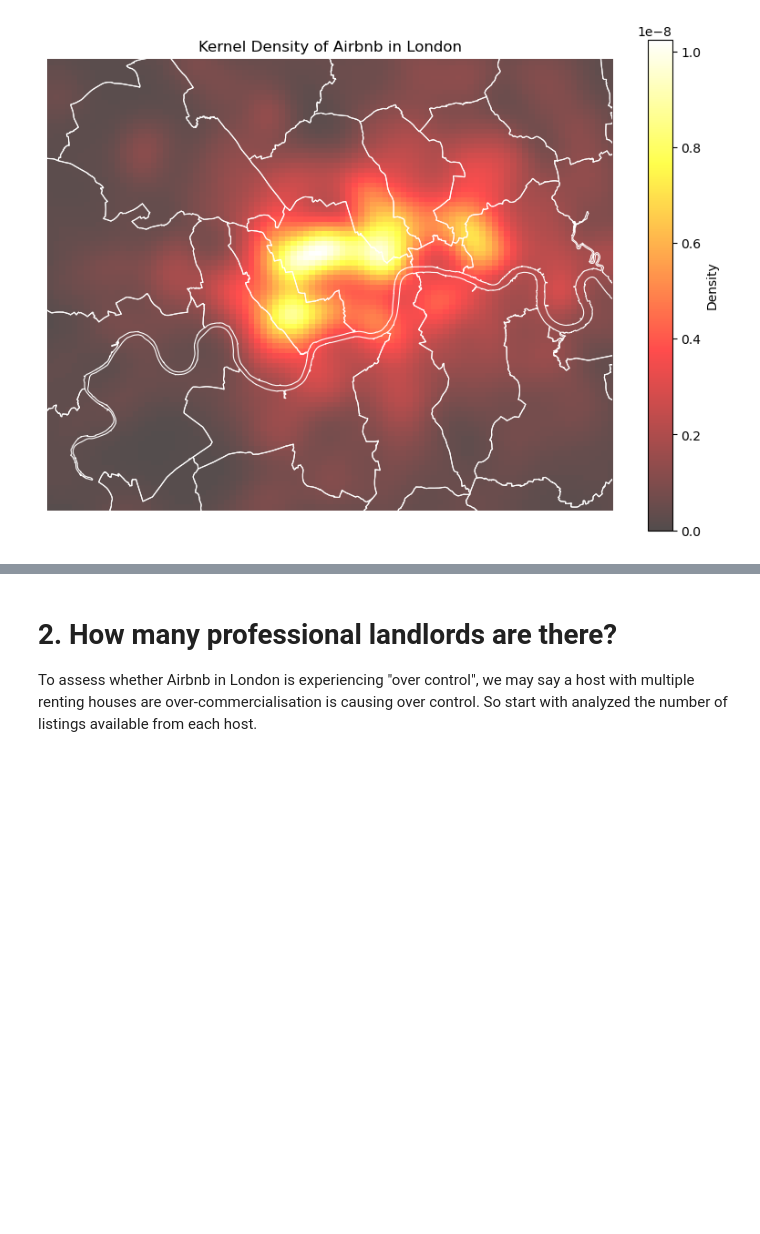
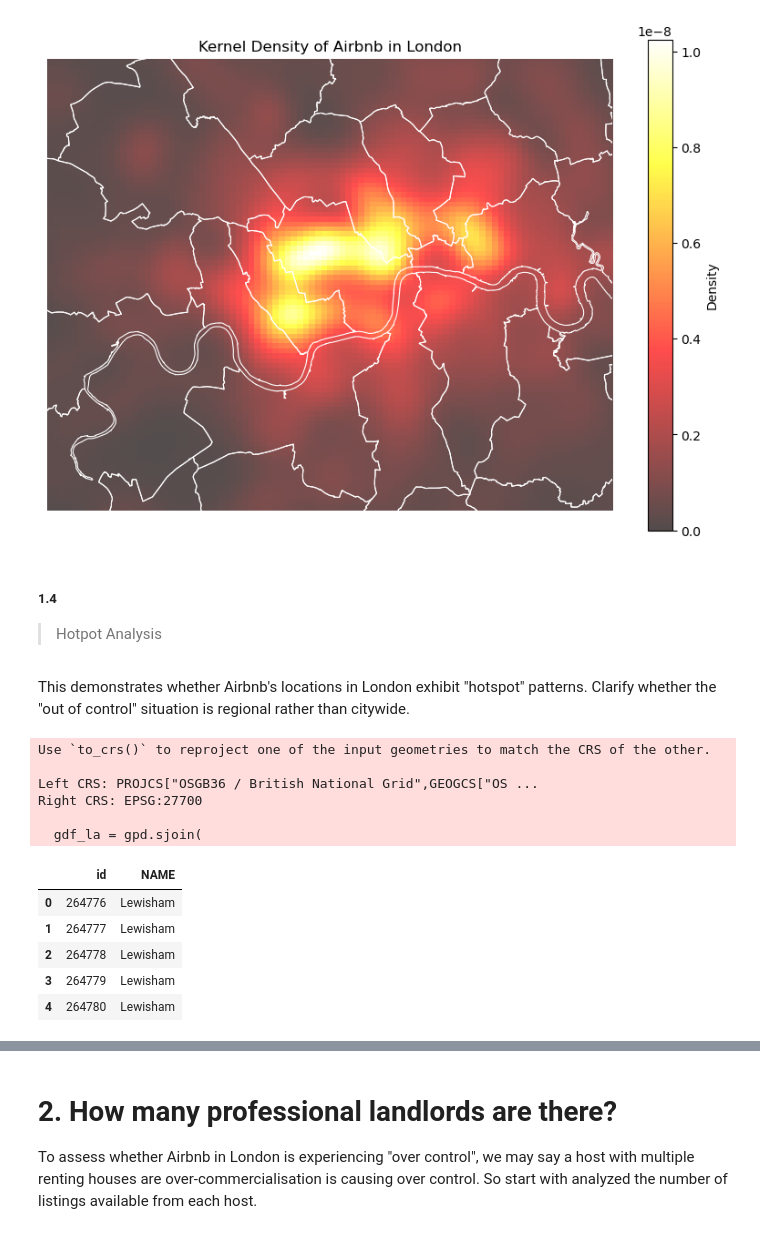
Before and after one commit to Levine-l/fsds-group, a Jupyter notebook: Group_project.ipynb, the cells around one changed output, grey strips where cells are left out. Saved outputs shown, nothing was run; the diff lists cells and outputs as text; code cells hidden in the pictures; blank space fills up the shorter version.

Commit message:
add hotpot part by Louise.

```diff
--- a/Group_project.ipynb
+++ b/Group_project.ipynb
@@ -464,3 +447,34 @@ plt.axis('off')
 plt.show()
 # %% [output]
 [figure]
+# %%
+as_markdown("1.4","Hotpot Analysis")
+# %% [output]
+##### 1.4
+
+>Hotpot Analysis
+# %% [markdown]
+This demonstrates whether Airbnb's locations in London exhibit "hotspot" patterns. Clarify whether the "out of control" situation is regional rather than citywide.
+# %%
+gdf_la = gpd.sjoin(
+    gdf_listings,
+    boroughs[["NAME", "geometry"]],
+    predicate="within",
+    how="left"
+)
+
+# check it
+gdf_la[["id", "NAME"]].head()
+# %% [output]
+Use `to_crs()` to reproject one of the input geometries to match the CRS of the other.
+
+Left CRS: PROJCS["OSGB36 / British National Grid",GEOGCS["OS ...
+Right CRS: EPSG:27700
+
+  gdf_la = gpd.sjoin(
+|  | id | NAME |
+| 0 | 264776 | Lewisham |
+| 1 | 264777 | Lewisham |
+| 2 | 264778 | Lewisham |
+| 3 | 264779 | Lewisham |
+| 4 | 264780 | Lewisham |
```
Also changed, not shown: parts of 17 cells of this notebook.
